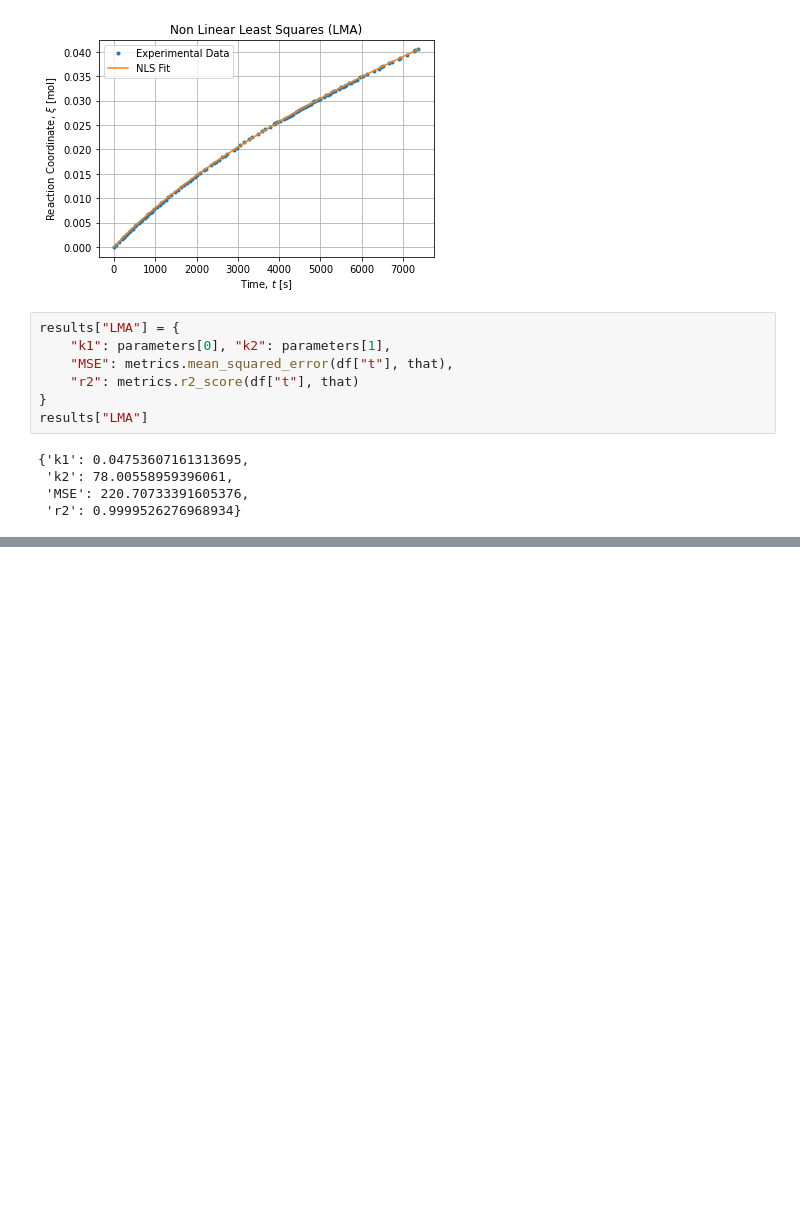
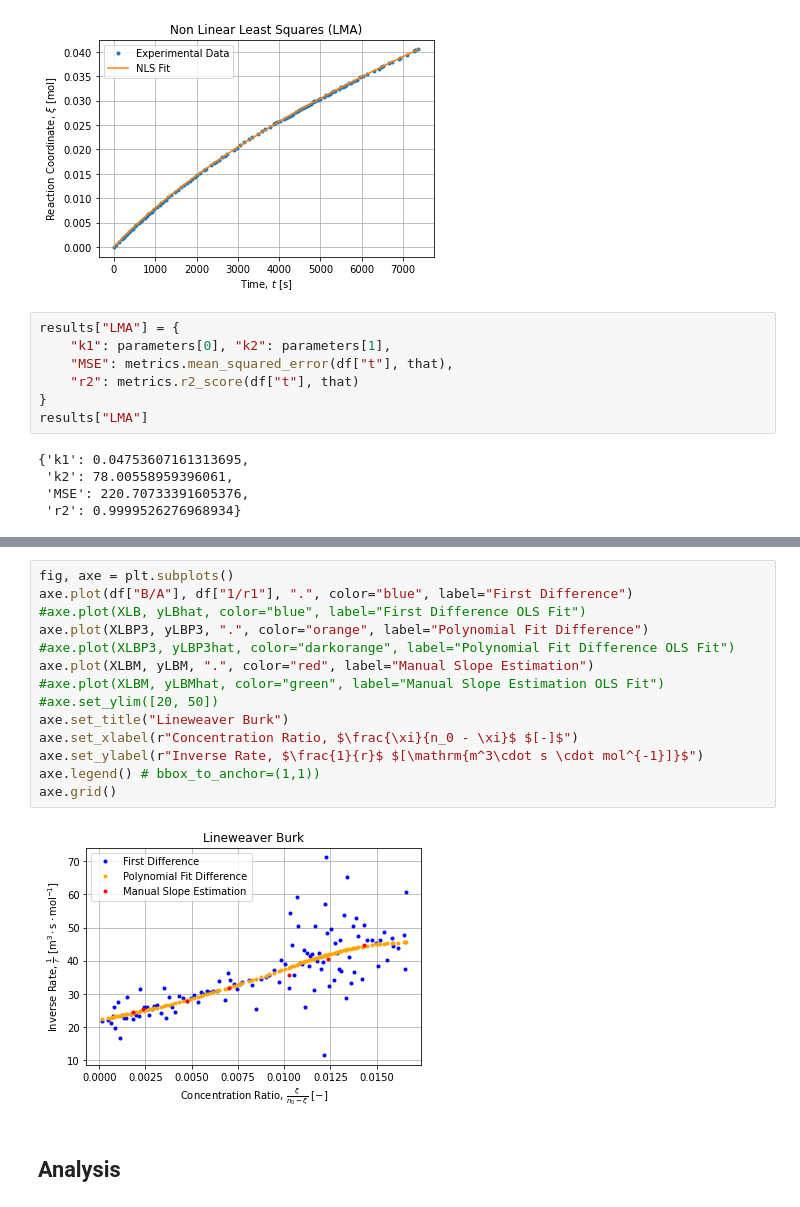
Before and after one commit to jlandercy/cookbook, a Jupyter notebook: python/posts/CatHet.ipynb, the cells around one changed output, grey strips where cells are left out. Saved outputs shown, nothing was run; the diff lists cells and outputs as text; blank space fills up the shorter version.

```diff
--- a/python/posts/CatHet.ipynb
+++ b/python/posts/CatHet.ipynb
@@ -431,0 +357,18 @@ axe.grid()
+# %%
+fig, axe = plt.subplots()
+axe.plot(df["B/A"], df["1/r1"], ".", color="blue", label="First Difference")
+#axe.plot(XLB, yLBhat, color="blue", label="First Difference OLS Fit")
+axe.plot(XLBP3, yLBP3, ".", color="orange", label="Polynomial Fit Difference")
+#axe.plot(XLBP3, yLBP3hat, color="darkorange", label="Polynomial Fit Difference OLS Fit")
+axe.plot(XLBM, yLBM, ".", color="red", label="Manual Slope Estimation")
+#axe.plot(XLBM, yLBMhat, color="green", label="Manual Slope Estimation OLS Fit")
+#axe.set_ylim([20, 50])
+axe.set_title("Lineweaver Burk")
+axe.set_xlabel(r"Concentration Ratio, $\frac{\xi}{n_0 - \xi}$ $[-]$")
+axe.set_ylabel(r"Inverse Rate, $\frac{1}{r}$ $[\mathrm{m^3\cdot s \cdot mol^{-1}]}$")
+axe.legend() # bbox_to_anchor=(1,1))
+axe.grid()
+# %% [output]
+[figure, added]
+# %% [markdown]
+## Analysis
```
Also changed, not shown: parts of 65 cells of this notebook.
